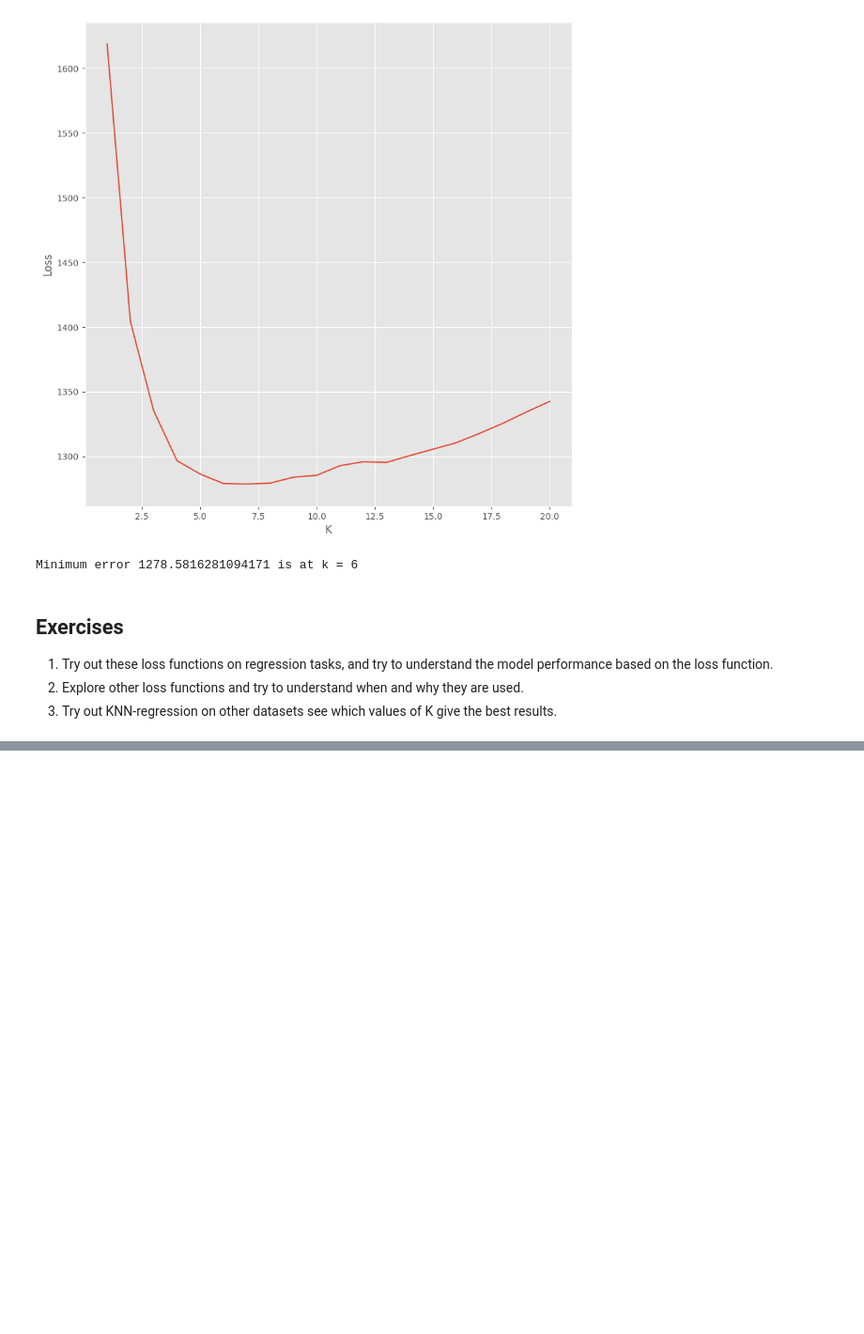
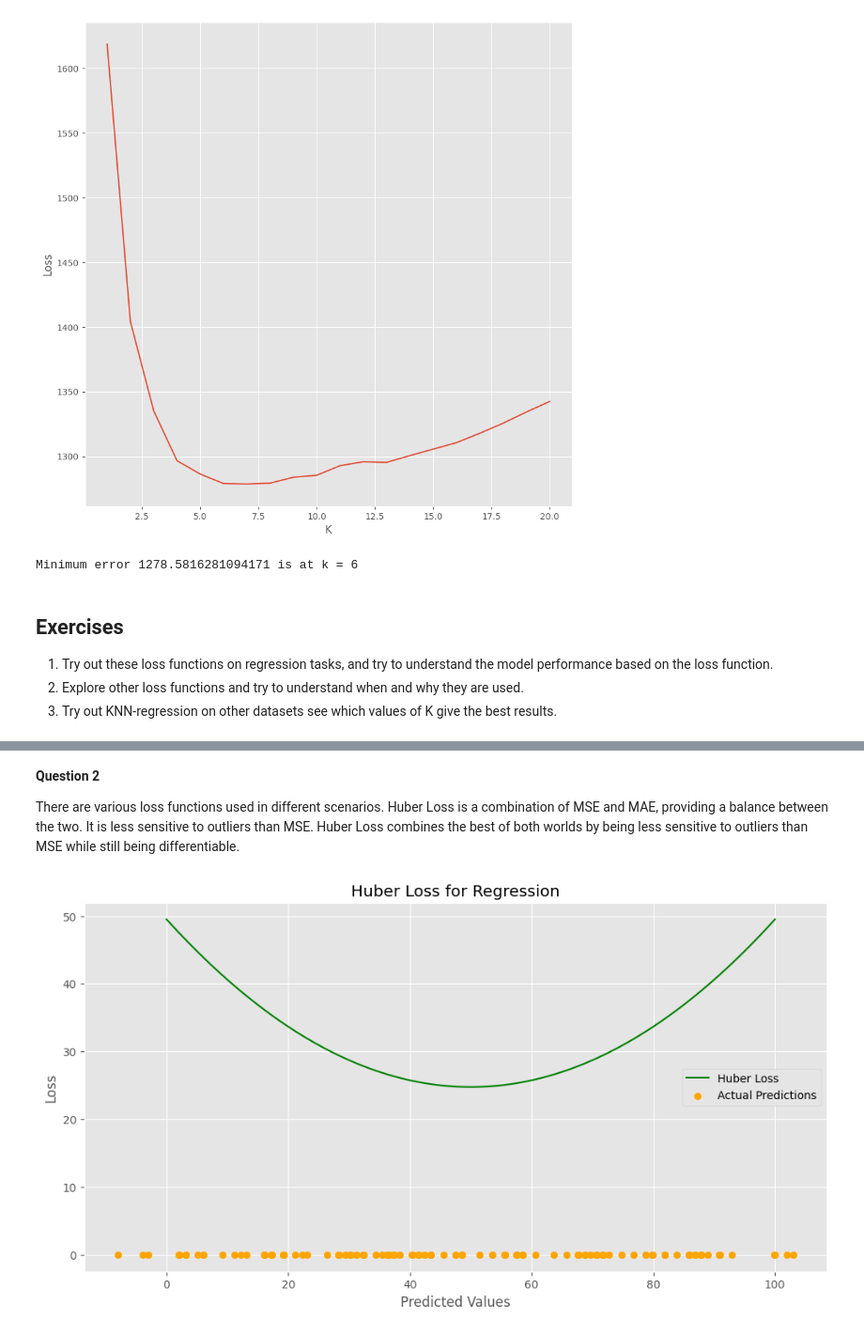
Before and after one commit to VyjayantiN/FMML-Projects-Assignments-2023, a Jupyter notebook: Regression_Lab_2.ipynb, the cells around one changed output, grey strips where cells are left out. Shown at 94% size. Cells and saved outputs as stored; diff of their text form; code cells hidden in the pictures; blank space fills up the shorter version.

```diff
--- a/Regression_Lab_2.ipynb
+++ b/Regression_Lab_2.ipynb
@@ -259,0 +288,21 @@ Minimum error 1278.5816281094171 is at k = 6
+# %% [markdown]
+**Question 2**
+
+There are various loss functions used in different scenarios. Huber Loss is a combination of MSE and MAE, providing a balance between the two. It is less sensitive to outliers than MSE.
+Huber Loss combines the best of both worlds by being less sensitive to outliers than MSE while still being differentiable.
+# %%
+# Additional loss functions and their visualizations
+delta = 1.0  # Tunable parameter for Huber Loss
+huber_values = [huber_loss(y_actual, pred, delta) for pred in y_pred_range]
+
+# Plot Huber Loss
+plt.figure(figsize=(12, 6))
+plt.plot(y_pred_range, huber_values, label='Huber Loss', color='green')
+plt.scatter(y_pred, np.zeros_like(y_pred), color='orange', label='Actual Predictions')
+plt.title('Huber Loss for Regression')
+plt.xlabel('Predicted Values')
+plt.ylabel('Loss')
+plt.legend()
+plt.show()
+# %% [output]
+[figure, added]
```
Also changed, not shown: parts of 5 cells of this notebook.
